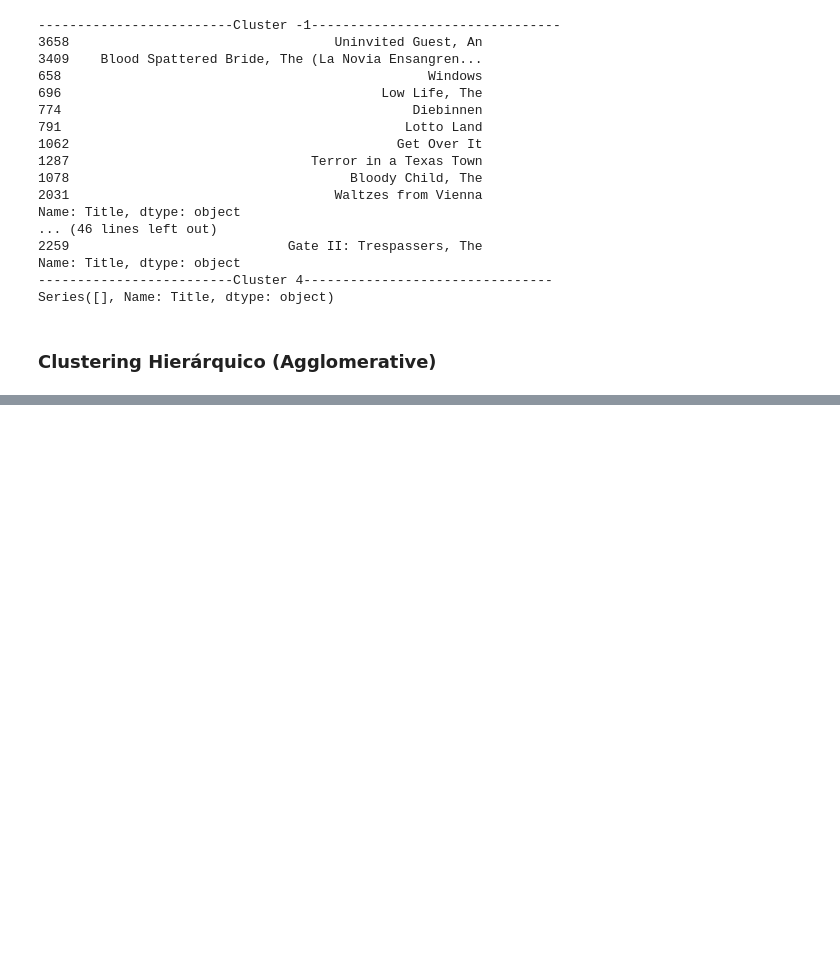
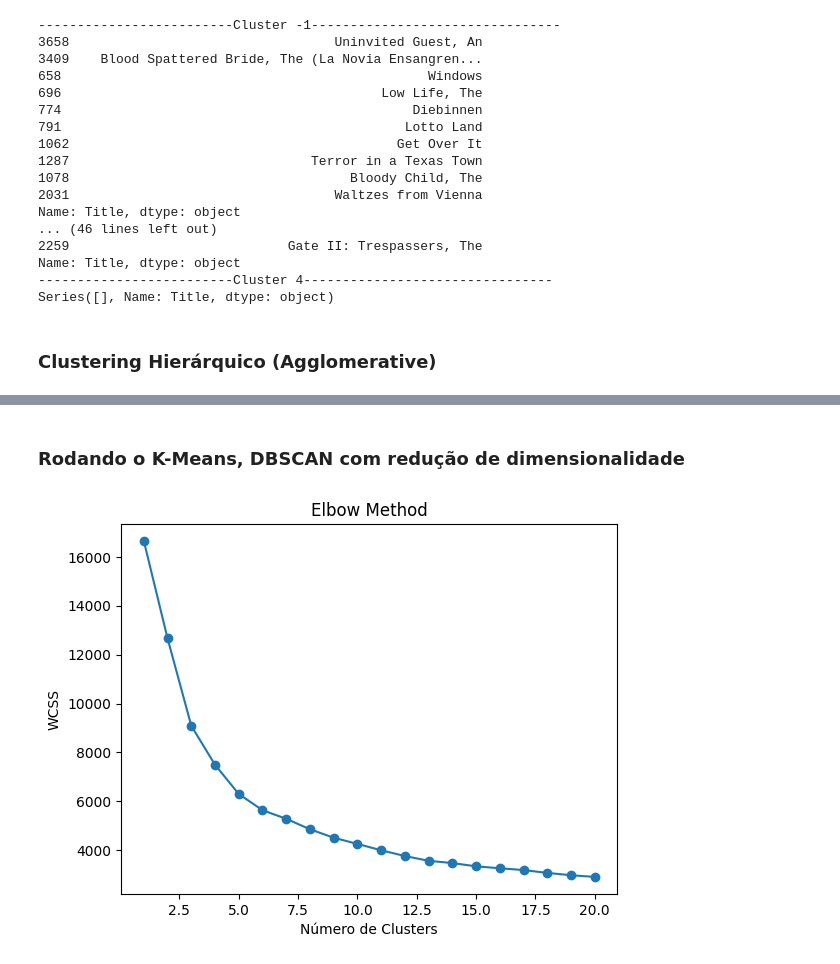
Before and after one commit to casalecchi/data-mining, a Jupyter notebook: movie.ipynb, the cells around one changed output, grey strips where cells are left out. Saved outputs shown, nothing was run; the diff lists cells and outputs as text; code cells hidden in the pictures; blank space fills up the shorter version.

```diff
--- a/movie.ipynb
+++ b/movie.ipynb
@@ -363,0 +418,2 @@ Series([], Name: Title, dtype: object)
+# %%
+ratings['Timestamp'] = ratings['Timestamp'].apply(lambda x: datetime.fromtimestamp(x))
@@ -363,0 +544,22 @@ Series([], Name: Title, dtype: object)
+# %% [markdown]
+### Rodando o K-Means, DBSCAN com redução de dimensionalidade
+# %%
+reduction = mr_pca.copy()
+reduction['Year_normalized'] = scaler.fit_transform(reduction[['Year']])
+reduction['Rating_normalized'] = scaler.fit_transform(reduction[['Rating']])
+columns = reduction.columns[4:]
+X = reduction[columns]
+wcss = []
+for k in range(1, 21):
+    kmeans = KMeans(n_clusters=k, random_state=42)
+    kmeans.fit(X)
+    wcss.append(kmeans.inertia_)
+
+# Plotar o gráfico do Método do Cotovelo
+plt.plot(range(1, 21), wcss, marker='o')
+plt.xlabel('Número de Clusters')
+plt.ylabel('WCSS')
+plt.title('Elbow Method')
+plt.show()
+# %% [output]
+[figure, added]
```
Also changed, not shown: parts of 25 cells of this notebook.
